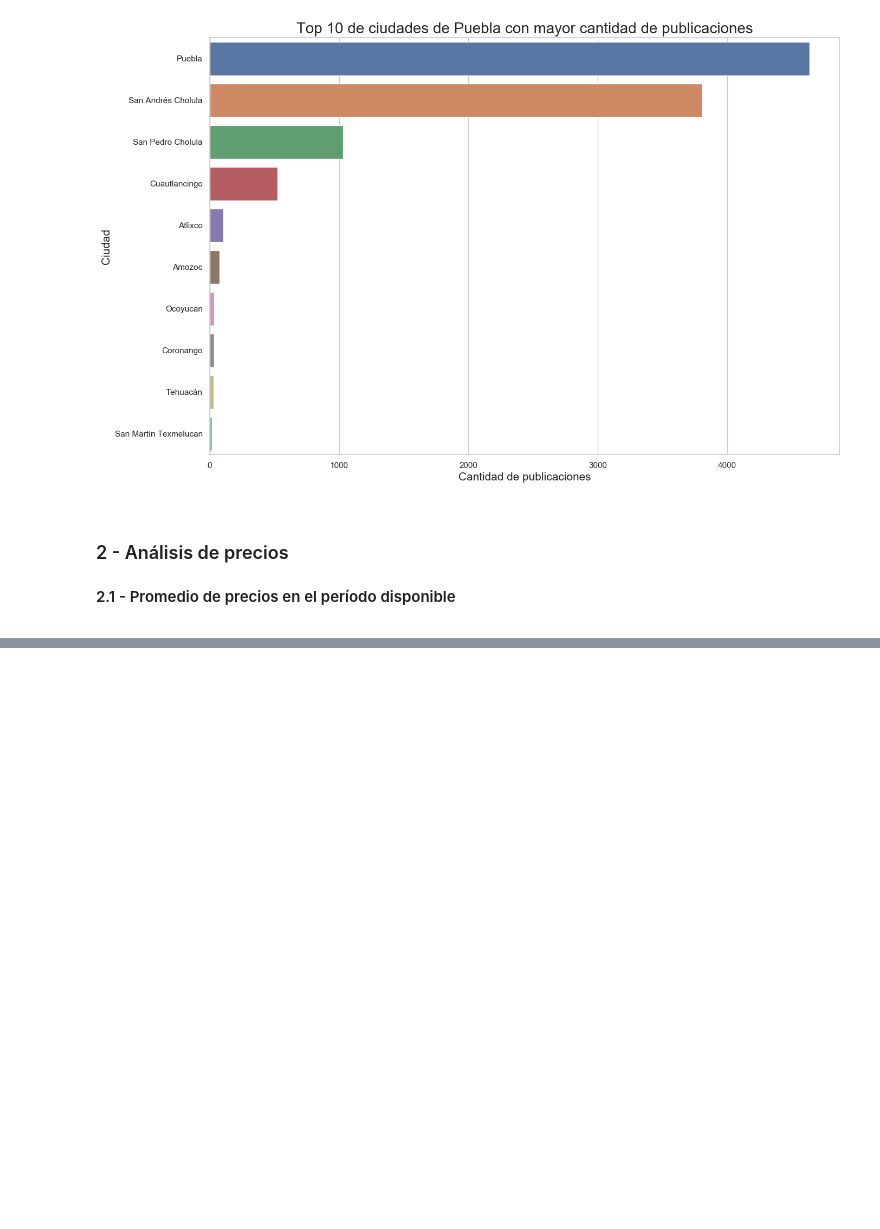
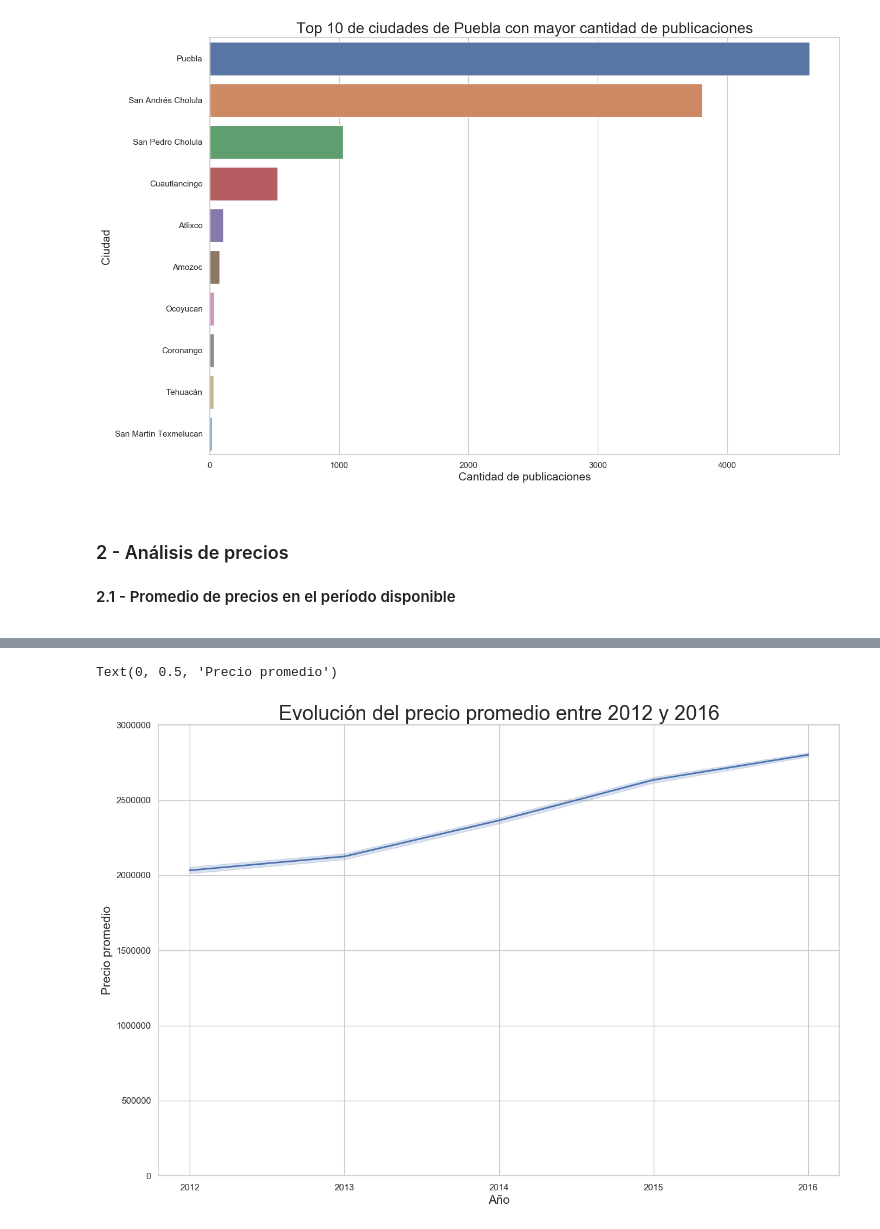
Before and after one commit to patopizzini/Organizacion_Datos_2C2019, a Jupyter notebook: TP1/TP1 JM.ipynb, the cells around one changed output, grey strips where cells are left out. Saved outputs shown, nothing was run; the diff lists cells and outputs as text; code cells hidden in the pictures; blank space fills up the shorter version.

```diff
--- a/TP1/TP1 JM.ipynb
+++ b/TP1/TP1 JM.ipynb
@@ -270,0 +272,7 @@ Text(0, 0.5, 'Precio promedio')
+# %%
+#Mismo que el anterior, pero sin groupby y promedio
+#Construimos un dataframe auxiliar con las columnas que necesitamos para hacer el análisis
+precio_promedio_anio2 = tp1_data[['anio_string','precio']]
+
+#Mostramos el dataframe
+precio_promedio_anio2.head(10)
@@ -270,0 +291,14 @@ Text(0, 0.5, 'Precio promedio')
+# %%
+#Graficamos la evolución del precio promedio en el período 2012-2016
+sns.lineplot(x="anio_string", y="precio", data=precio_promedio_anio2)
+ax = plt.gca()
+ax.set_ylim(ymin=0)
+ax.set_ylim(ymax=3000000)
+ax.lines[0].set_linestyle("-")
+ax.lines[0].set_linewidth(2)
+ax.set_title("Evolución del precio promedio entre 2012 y 2016", fontsize=25)
+ax.set_xlabel("Año",fontsize=15)
+ax.set_ylabel("Precio promedio", fontsize=15)
+# %% [output]
+Text(0, 0.5, 'Precio promedio')
+[figure, added]
```
Also changed, not shown: parts of 10 cells of this notebook.
